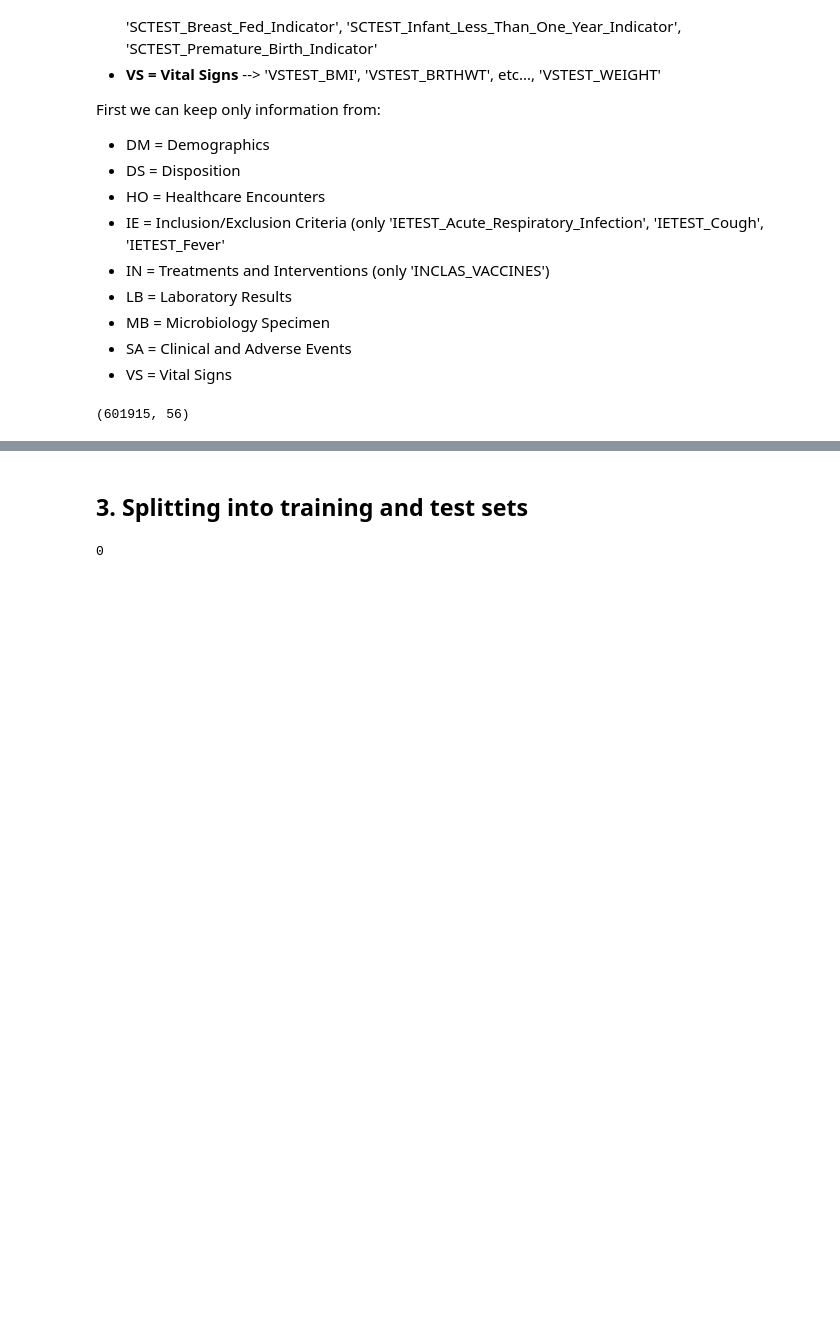
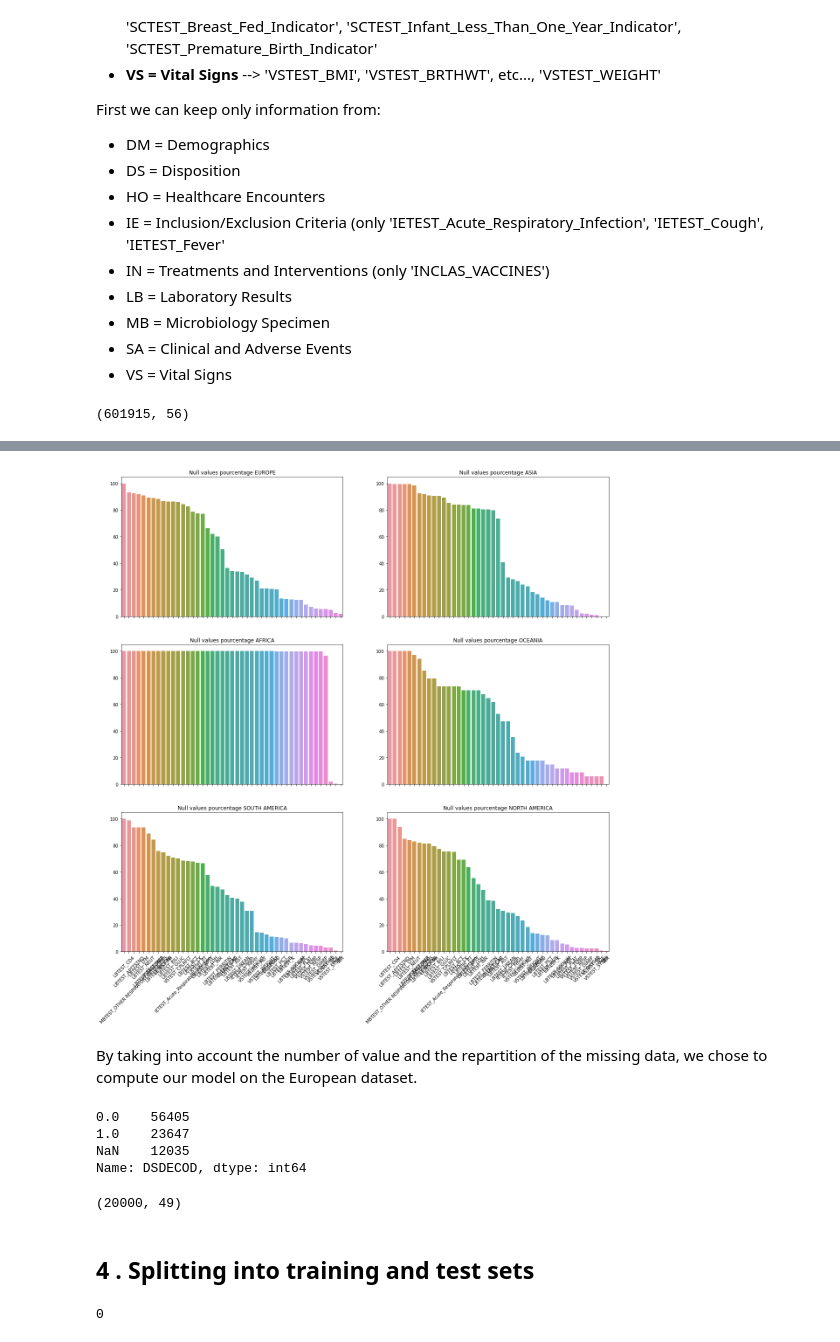
Before and after one commit to CS-433/ml-project-2-digdata_project2, a Jupyter notebook: II_features-selection.ipynb, the cells around one changed output, grey strips where cells are left out. Saved outputs shown, nothing was run; the diff lists cells and outputs as text; code cells hidden in the pictures; blank space fills up the shorter version.

Commit message:
'continent_strat_dans_feature_slec'

```diff
--- a/II_features-selection.ipynb
+++ b/II_features-selection.ipynb
@@ -120,0 +104,3 @@ Index(['AGE', 'SEX', 'CONTINENT_AF', 'CONTINENT_AS', 'CONTINENT_EU',
+# %%
+df.dropna(thresh = int((100-1)*(len(df.columns)/100)), inplace = True, axis = 1)
+df.shape
@@ -120,0 +111,2 @@ Index(['AGE', 'SEX', 'CONTINENT_AF', 'CONTINENT_AS', 'CONTINENT_EU',
+# %%
+continent_list = ['CONTINENT_AF', 'CONTINENT_AS', 'CONTINENT_EU','CONTINENT_NA', 'CONTINENT_OC', 'CONTINENT_SA']
@@ -121,5 +177,53 @@ Index(['AGE', 'SEX', 'CONTINENT_AF', 'CONTINENT_AS', 'CONTINENT_EU',
+# %%
+#plot the repartition of the missing data for each continent
+fig, axs = plt.subplots(3, 2, figsize=(20, 20), sharex= True)
+
+null_values = df_europe.isnull().mean().sort_values(ascending=False)*100
+null_values = null_values[null_values>0]
+sns.barplot(x=null_values.index, y=null_values.values, ax=axs[0,0]).set_title('Null values pourcentage EUROPE')
+
+null_values = df_asia.isnull().mean().sort_values(ascending=False)*100
+null_values = null_values[null_values>0]
+sns.barplot(x=null_values.index, y=null_values.values, ax=axs[0, 1]).set_title('Null values pourcentage ASIA')
+
+null_values = df_africa.isnull().mean().sort_values(ascending=False)*100
+null_values = null_values[null_values>0]
+sns.barplot(x=null_values.index, y=null_values.values, ax = axs[1, 0]).set_title('Null values pourcentage AFRICA')
+
+null_values = df_oceania.isnull().mean().sort_values(ascending=False)*100
+null_values = null_values[null_values>0]
+sns.barplot(x=null_values.index, y=null_values.values, ax=axs[1, 1]).set_title('Null values pourcentage OCEANIA')
+
+null_values = df_south_america.isnull().mean().sort_values(ascending=False)*100
+null_values = null_values[null_values>0]
+sns.barplot(x=null_values.index, y=null_values.values, ax=axs[2, 0]).set_title('Null values pourcentage SOUTH AMERICA')
+
+null_values = df_north_america.isnull().mean().sort_values(ascending=False)*100
+null_values = null_values[null_values>0]
+sns.barplot(x=null_values.index, y=null_values.values, ax=axs[2, 1]).set_title('Null values pourcentage NORTH AMERICA')
+
+for ax in axs.flatten():
+    plt.sca(ax)
+    plt.xticks(rotation = 45)
+# %% [output]
+[figure, added]
+# %% [markdown]
+By taking into account the number of value and the repartition of the missing data, we chose to compute our model on the European dataset.
+# %%
+df_europe['DSDECOD'].value_counts(dropna = False)
+# %% [output]
+0.0    56405
+1.0    23647
+NaN    12035
+Name: DSDECOD, dtype: int64
+# %%
+df = df_europe
+df.dropna(thresh = int((100-1)*(len(df.columns)/100)), inplace = True, axis = 1)
+df.shape
+# %% [output]
+(20000, 49)
 # %% [markdown]
-## 3. Splitting into training and test sets
+## 4 . Splitting into training and test sets
 # %%
 # Keep number of NA per columns of original dataframe
 NA_in_cols = pd.DataFrame(round(df.isna().sum()*100/len(df),1), columns=['NA_percent'])
```
Also changed, not shown: parts of 13 cells of this notebook, 1 other file.
